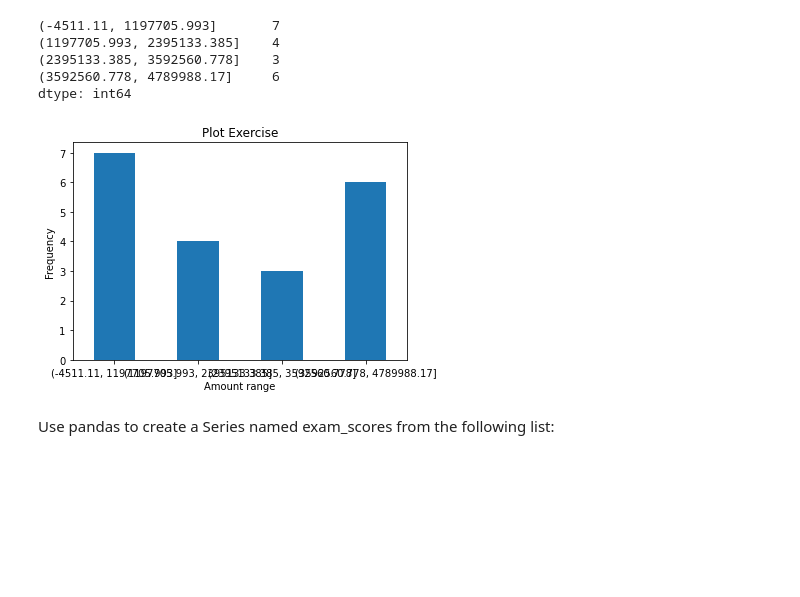
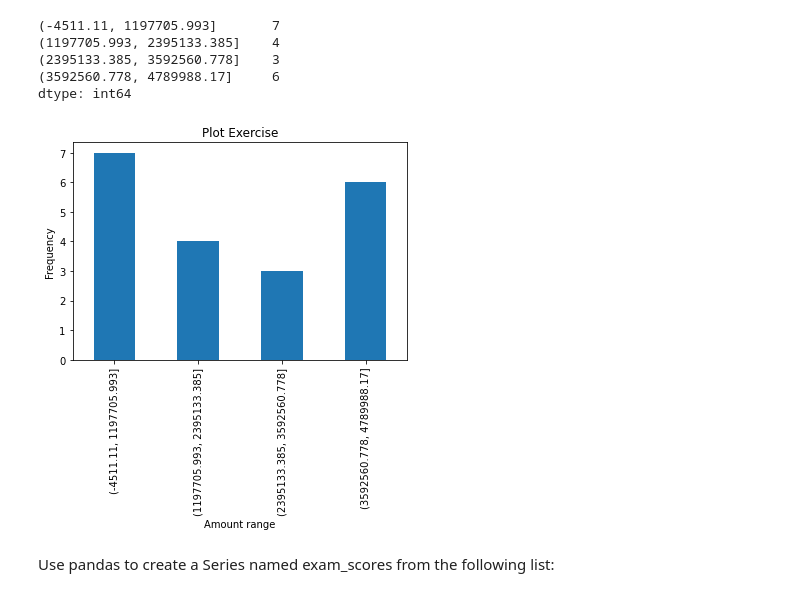
Before and after one commit to dashbringhurst/numpy-pandas-visualization-exercises, a Jupyter notebook: pandas_series.ipynb, the cells around one changed output. Saved outputs shown, nothing was run; the diff lists cells and outputs as text; code cells hidden in the pictures; blank space fills up the shorter version.

Commit message:
Series exercises complete

```diff
--- a/pandas_series.ipynb
+++ b/pandas_series.ipynb
@@ -368,10 +417,10 @@ import matplotlib.pyplot as plt
 # %%
 # Plot the binned data in a meaningful way. Be sure to include a title and axis labels.
 
-numbers_bins.plot.bar(title='Plot Exercise', rot=0).set(xlabel='Amount range', ylabel='Frequency')
+numbers_bins.plot.bar(title='Plot Exercise').set(xlabel='Amount range', ylabel='Frequency')
 plt.show()
 # %% [output]
-[figure, old version]
+[figure, new version]
 # %% [markdown]
 Use pandas to create a Series named exam_scores from the following list:
 # %%
```
Also changed, not shown: parts of 13 cells of this notebook.
